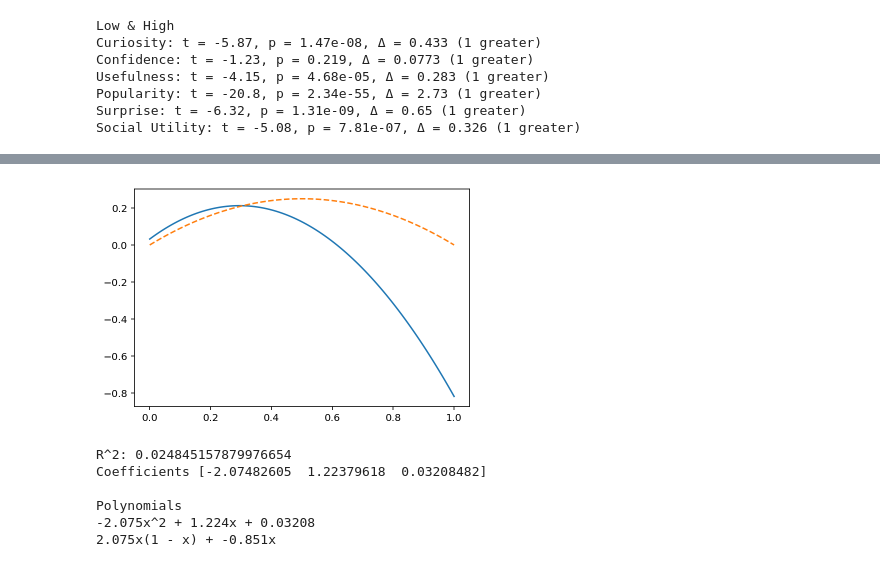
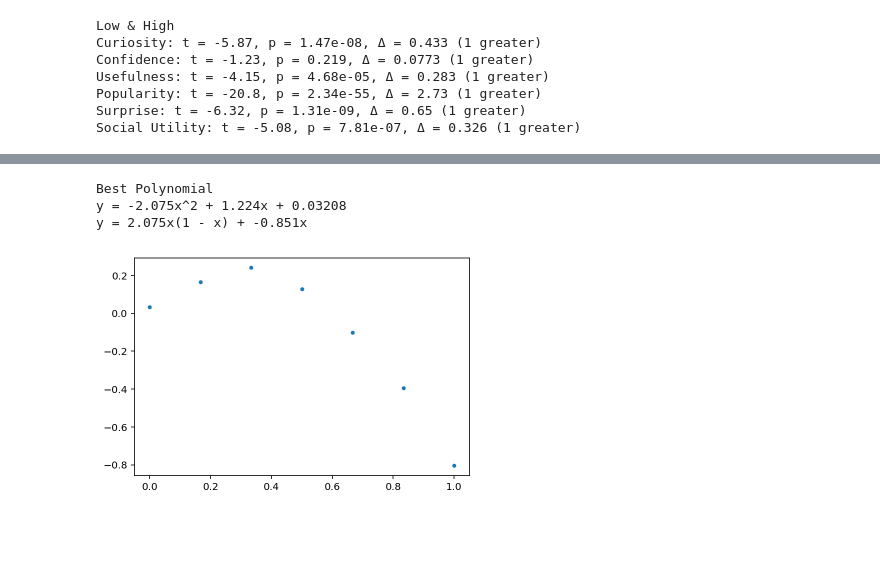
Before and after one commit to hermish/concepts-research, a Jupyter notebook: analysis/12-cogsci-upvote-scale/2-analysis.ipynb, the cells around one changed output, grey strips where cells are left out. Cells and saved outputs as stored; diff of their text form; code cells hidden in the pictures; blank space fills up the shorter version.

```diff
--- a/analysis/12-cogsci-upvote-scale/2-analysis.ipynb
+++ b/analysis/12-cogsci-upvote-scale/2-analysis.ipynb
@@ -166,10 +143,16 @@ Both
 # %%
+from sklearn import preprocessing
+
 x_values = []
 y_values = []
 for num in range(7):
     x_values += [num / 6 for _ in range(len(all_confidences[num]))]
     y_values += all_confidences[num]
-# x_values = [num / 6 for num in range(7)]
-# y_values = [all_confidences[num] for num in range(7)]
-result = np.polyfit(x_values, y_values, 2)
-poly_result = np.poly1d(result)
+
+x_values = np.reshape(np.array(x_values), (-1, 1))
+y_values = np.reshape(np.array(y_values), (-1, 1))
+x_values_quadratic = preprocessing.PolynomialFeatures(2).fit_transform(x_values)
+# %%
+import statsmodels.api as sm
+results = sm.OLS(y_values, x_values_quadratic).fit()
+results.summary()
@@ -176,25 +180,18 @@ poly_result = np.poly1d(result)
+# %%
+result = results.params
+
+print('Best Polynomial')
+print('y = {:.4}x^2 + {:.4}x + {:.4}'.format(result[2], result[1], result[0]))
+print('y = {:.4}x(1 - x) + {:.4}x '.format(-result[2], result[1] + result[2], result[0]))
+# %% [output]
+Best Polynomial
+y = -2.075x^2 + 1.224x + 0.03208
+y = 2.075x(1 - x) + -0.851x
 # %%
+poly = np.poly1d(reversed(result))
 x_ticks = np.linspace(0, 1, 100)
-plt.plot(x_ticks, poly_result(x_ticks), '-')
-plt.plot(x_ticks, np.multiply(x_ticks, 1 - x_ticks), '--')
+plt.plot(np.linspace(0, 1, 7), means, '.')
+plt.plot(np.linspace(0, 1, 7), means, '.')
 plt.show()
 # %% [output]
-[figure, old version]
+[figure, new version]
-# %%
-from sklearn.metrics import r2_score
-r_squared = r2_score(y_values, poly_result(x_values))
-
-print('R^2: {}'.format(r_squared))
-print('Coefficients', result)
-
-print()
-print('Polynomials')
-print('{:.4}x^2 + {:.4}x + {:.4}'.format(result[0], result[1], result[2]))
-print('{:.4}x(1 - x) + {:.4}x '.format(-result[0], result[1] + result[0], result[2]))
-# %% [output]
-R^2: 0.024845157879976654
-Coefficients [-2.07482605  1.22379618  0.03208482]
-
-Polynomials
--2.075x^2 + 1.224x + 0.03208
-2.075x(1 - x) + -0.851x
```
Also changed, not shown: parts of 3 cells of this notebook.
